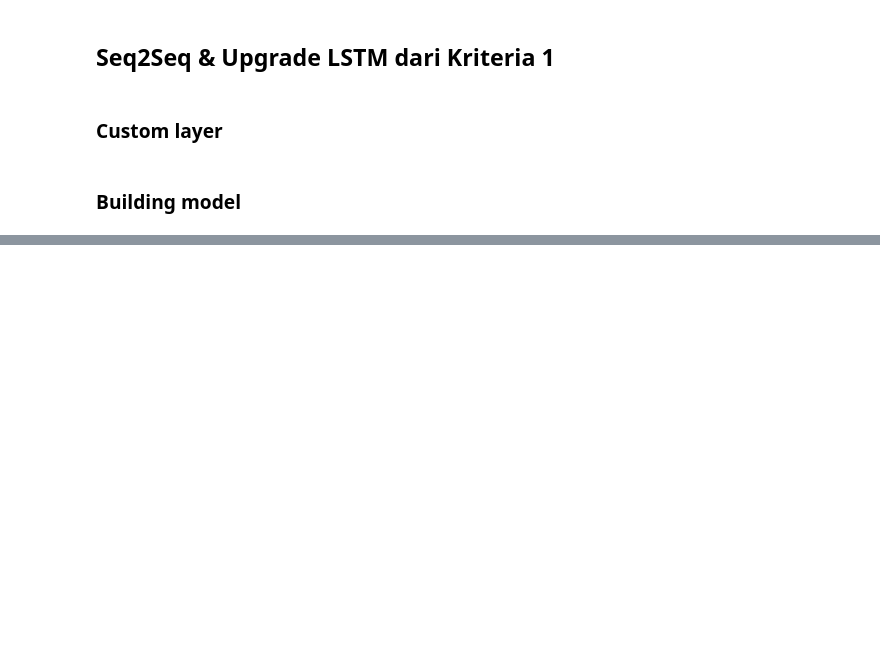
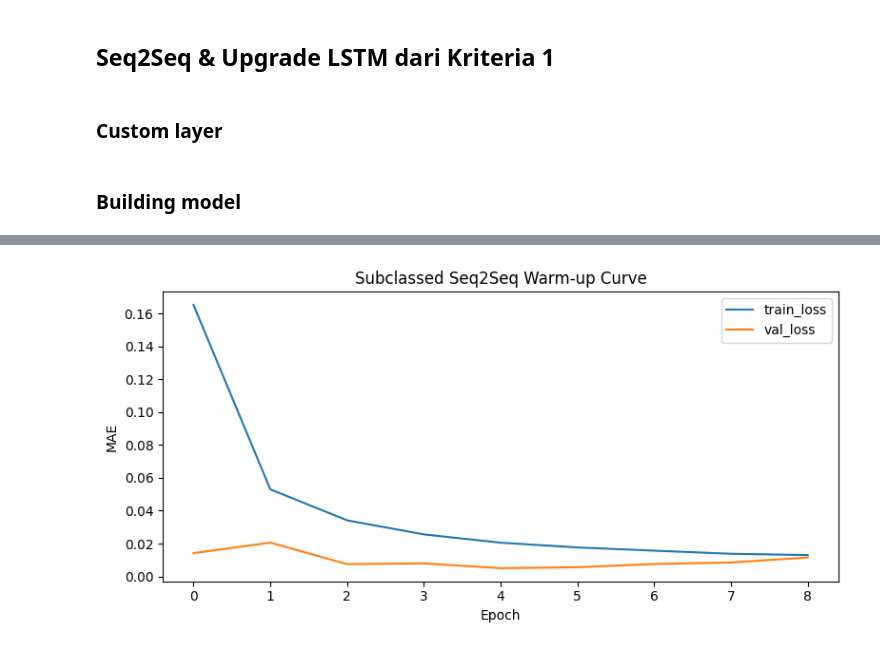
Before and after one commit to AbiyaMakruf/Dicoding-MembangunProyekDeepLearningTingkatMahir, a Jupyter notebook: Abiyamf_Submission_Akhir_DLTM.ipynb, the cells around one changed output, grey strips where cells are left out. Saved outputs shown, nothing was run; the diff lists cells and outputs as text; code cells hidden in the pictures; blank space fills up the shorter version.

```diff
--- a/Abiyamf_Submission_Akhir_DLTM.ipynb
+++ b/Abiyamf_Submission_Akhir_DLTM.ipynb
@@ -490,10 +515,10 @@ class CustomMultiHeadAttention(tf.keras.layers.Layer):
 # %% [markdown]
 ### Building model
 # %%
-MODEL_UNITS = 128
-NUM_HEADS = 4
+MODEL_UNITS = 64
+NUM_HEADS = 2
 KEY_DIM = 16
-DROPOUT_RATE = 0.05
+DROPOUT_RATE = 0.15
 
 # Seq2Seq Teacher Forcing dengan Functional API.
 def build_functional_seq2seq(window_size, num_features, horizon, lstm_units=MODEL_UNITS):
@@ -513,11 +538,11 @@ def build_functional_seq2seq(window_size, num_features, horizon, lstm_units=MODE
         name='decoder_lstm',
     )(decoder_inputs, initial_state=[state_h, state_c])
 
-    outputs = CustomDense(1, name='functional_seq2seq_output')(decoder_outputs)
+    hidden = CustomDense(lstm_units // 2, activation='relu', name='functional_seq2seq_hidden')(decoder_outputs)
+    outputs = CustomDense(1, name='functional_seq2seq_output')(hidden)
     return tf.keras.Model([encoder_inputs, decoder_inputs], outputs, name='functional_seq2seq_teacher_forcing')
 
-# Modifikasi dari Kriteria 1
-# Baseline LSTM diubah agar return_sequences=True, lalu ditambah CustomMultiHeadAttention.
+# Baseline LSTM diubah agar return_sequences=True lalu ditambah CustomMultiHeadAttention.
 def build_attention_baseline_model(window_size, num_features, horizon, lstm_units=MODEL_UNITS, num_heads=NUM_HEADS, key_dim=KEY_DIM, dropout=DROPOUT_RATE):
     encoder_inputs = tf.keras.Input(shape=(window_size, num_features), name='encoder_inputs')
     x = tf.keras.layers.LSTM(lstm_units, return_sequences=True, name='baseline_encoder')(encoder_inputs)
@@ -546,6 +571,7 @@ class SubclassedSeq2Seq(tf.keras.Model):
         self.cross_attention = CustomMultiHeadAttention(num_heads=num_heads, key_dim=key_dim, dropout=dropout, name='cross_attention')
         self.norm = CustomLayerNormalization(name='cross_attention_norm')
         self.dropout = tf.keras.layers.Dropout(dropout)
+        self.hidden_dense = CustomDense(lstm_units // 2, activation='relu', name='seq2seq_hidden_dense')
         self.output_dense = CustomDense(1, name='seq2seq_output_dense')
 
     def call(self, inputs, training=False):
@@ -556,6 +582,7 @@ class SubclassedSeq2Seq(tf.keras.Model):
         attended = self.cross_attention(decoder_outputs, encoder_outputs, encoder_outputs, training=training)
         x = self.norm(decoder_outputs + attended)
         x = self.dropout(x, training=training)
+        x = self.hidden_dense(x)
         return self.output_dense(x)
 
     def encode(self, encoder_inputs, training=False):
@@ -566,6 +593,7 @@ class SubclassedSeq2Seq(tf.keras.Model):
         attended = self.cross_attention(decoder_outputs, encoder_outputs, encoder_outputs, training=training)
         x = self.norm(decoder_outputs + attended)
         x = self.dropout(x, training=training)
+        x = self.hidden_dense(x)
         return self.output_dense(x), [state_h, state_c]
 
     def get_config(self):
@@ -581,25 +609,7 @@ class SubclassedSeq2Seq(tf.keras.Model):
 
 functional_seq2seq_model = build_functional_seq2seq(WINDOW_SIZE, len(FEATURE), HORIZON)
 baseline_attention_model = build_attention_baseline_model(WINDOW_SIZE, len(FEATURE), HORIZON)
-subclassed_seq2seq_model = SubclassedSeq2Seq(horizon=HORIZON, name='subclassed_seq2seq_teacher_forcing')
-
-_ = subclassed_seq2seq_model([
-    tf.convert_to_tensor(X_train[:2]),
-    tf.convert_to_tensor(train_decoder_inputs[:2]),
-])
-
-baseline_batch_x, baseline_batch_y = next(iter(train_ds))
-seq2seq_batch_inputs, seq2seq_batch_y = next(iter(train_seq2seq_ds))
-
-functional_output = functional_seq2seq_model([
-    seq2seq_batch_inputs['encoder_inputs'],
-    seq2seq_batch_inputs['decoder_inputs'],
-], training=False)
-baseline_attention_output = baseline_attention_model(baseline_batch_x, training=False)
-subclassed_output = subclassed_seq2seq_model([
-    seq2seq_batch_inputs['encoder_inputs'],
-    seq2seq_batch_inputs['decoder_inputs'],
-], training=False)
+subclassed_seq2seq_model = SubclassedSeq2Seq(horizon=HORIZON, name='subclassed_seq2seq_model')
 # %%
 def make_seq2seq_tuple_dataset(encoder_inputs, decoder_inputs, targets, batch_size=BATCH_SIZE, shuffle=False):
     dataset = tf.data.Dataset.from_tensor_slices(((encoder_inputs.astype(np.float32), decoder_inputs.astype(np.float32)), targets.astype(np.float32)))
@@ -612,21 +622,21 @@ train_seq2seq_tuple_ds = make_seq2seq_tuple_dataset(X_train, train_decoder_input
 val_seq2seq_tuple_ds = make_seq2seq_tuple_dataset(X_val, val_decoder_inputs, y_val, shuffle=False)
 test_seq2seq_tuple_ds = make_seq2seq_tuple_dataset(X_test, test_decoder_inputs, y_test, shuffle=False)
 
-# Warm-up training cukup dilakukan pada subclassed seq2seq agar bobot awal custom training lebih baik.
+# Warm-up dilakukan dengan teacher forcing agar bobot awal seq2seq lebih stabil.
 subclassed_seq2seq_model.compile(
-    optimizer=tf.keras.optimizers.Adam(learning_rate=3e-4),
+    optimizer=tf.keras.optimizers.Adam(learning_rate=2e-4),
     loss='mae',
+    metrics=[tf.keras.metrics.MeanAbsoluteError(name='mae')],
 )
 
 warmup_callbacks = [
-    tf.keras.callbacks.EarlyStopping(monitor='val_loss', patience=2, restore_best_weights=True)
+    tf.keras.callbacks.EarlyStopping(monitor='val_mae', patience=4, restore_best_weights=True, min_delta=1e-4)
 ]
 
-print('Warm-up training subclassed seq2seq teacher forcing model...')
 history_subclassed_seq2seq = subclassed_seq2seq_model.fit(
     train_seq2seq_tuple_ds,
     validation_data=val_seq2seq_tuple_ds,
-    epochs=EPOCHS,
+    epochs=12,
     callbacks=warmup_callbacks,
     verbose=1,
 )
@@ -640,3 +650,4 @@ plt.ylabel('MAE')
 plt.legend()
 plt.tight_layout()
 plt.show()
+# %% [output]
@@ -643,3 +672,4 @@ plt.show()
+[figure, added]
 # %%
 def custom_mae(y_true, y_pred):
     y_true = tf.cast(y_true, tf.float32)
```
Also changed, not shown: parts of 13 cells of this notebook, 3 other files.
